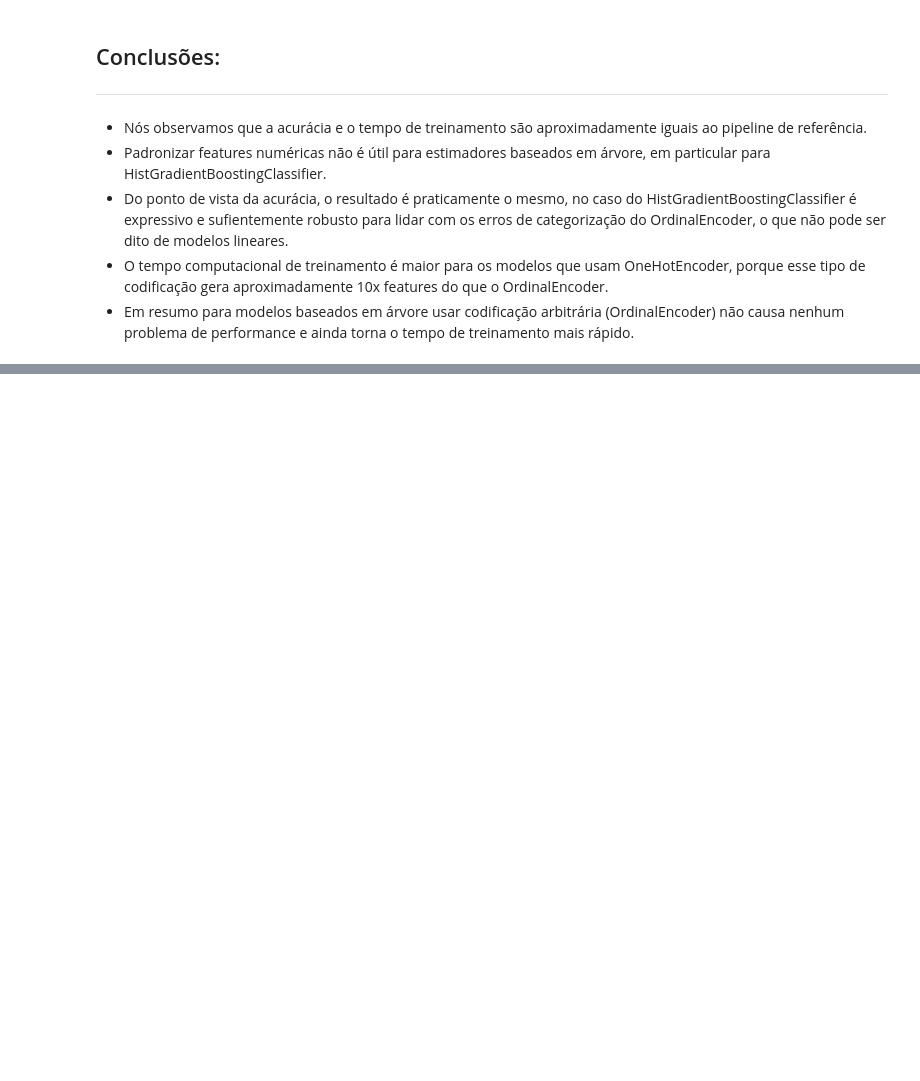
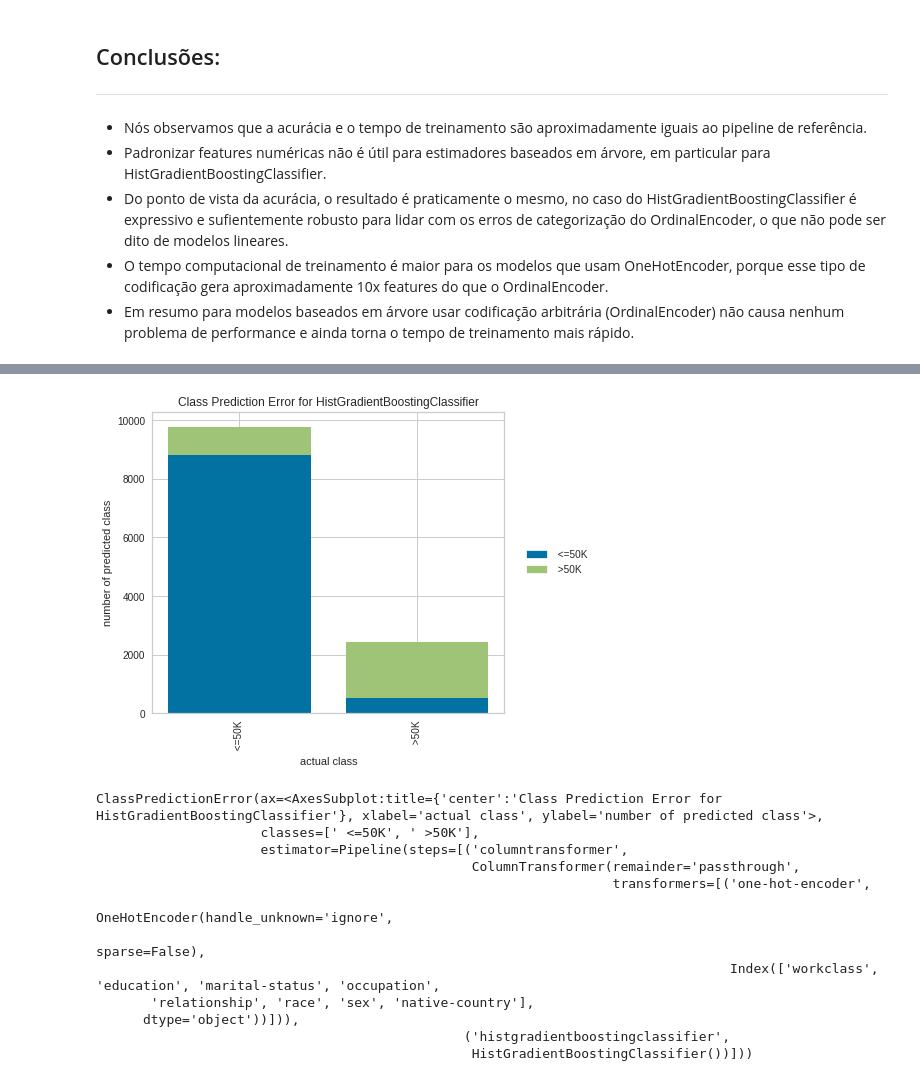
Before and after one commit to FabioCLima/python-projects, a Jupyter notebook: Machine_Learning/ML-scikit/adult_census/adult_census.ipynb, the cells around one changed output, grey strips where cells are left out. Saved outputs shown, nothing was run; the diff lists cells and outputs as text; code cells hidden in the pictures; blank space fills up the shorter version.

```diff
--- a/Machine_Learning/ML-scikit/adult_census/adult_census.ipynb
+++ b/Machine_Learning/ML-scikit/adult_census/adult_census.ipynb
@@ -1208,0 +1219,21 @@ A média da acurácia da validação cruzada é: 0.874 +/- 0.002
+# %%
+from yellowbrick.classifier import class_prediction_error
+class_prediction_error(
+gb_clf,
+data_train, target_train, data_test, target_test,
+classes = [" <=50K", " >50K"]
+)
+# %% [output]
+[figure, added]
+ClassPredictionError(ax=<AxesSubplot:title={'center':'Class Prediction Error for HistGradientBoostingClassifier'}, xlabel='actual class', ylabel='number of predicted class'>,
+                     classes=[' <=50K', ' >50K'],
+                     estimator=Pipeline(steps=[('columntransformer',
+                                                ColumnTransformer(remainder='passthrough',
+                                                                  transformers=[('one-hot-encoder',
+                                                                                 OneHotEncoder(handle_unknown='ignore',
+                                                                                               sparse=False),
+                                                                                 Index(['workclass', 'education', 'marital-status', 'occupation',
+       'relationship', 'race', 'sex', 'native-country'],
+      dtype='object'))])),
+                                               ('histgradientboostingclassifier',
+                                                HistGradientBoostingClassifier())]))
```
Also changed, not shown: parts of 40 cells of this notebook, 3 other files.
